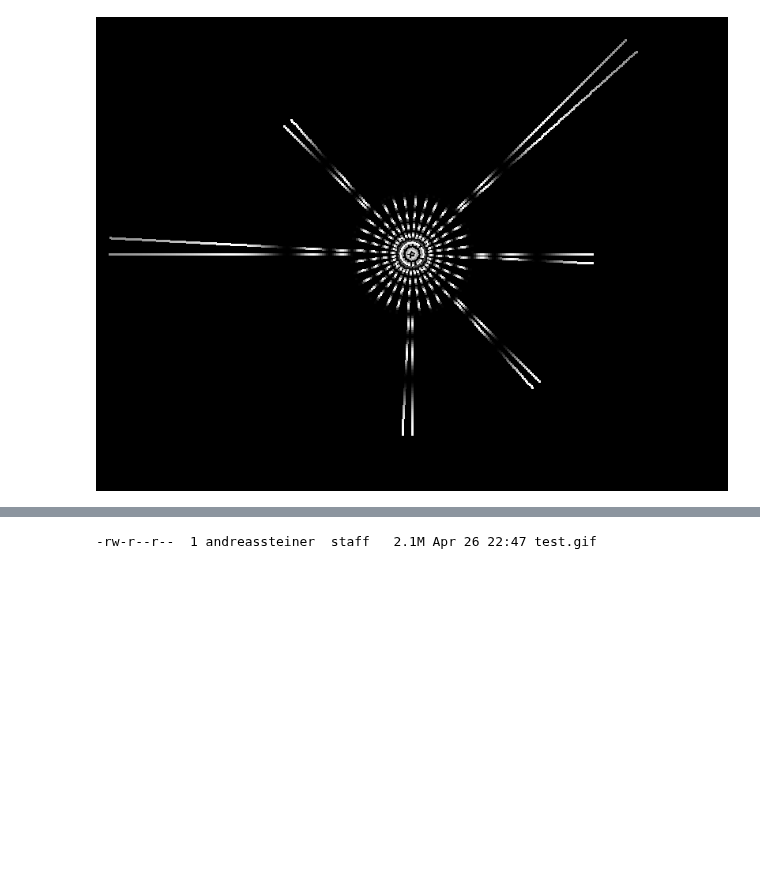
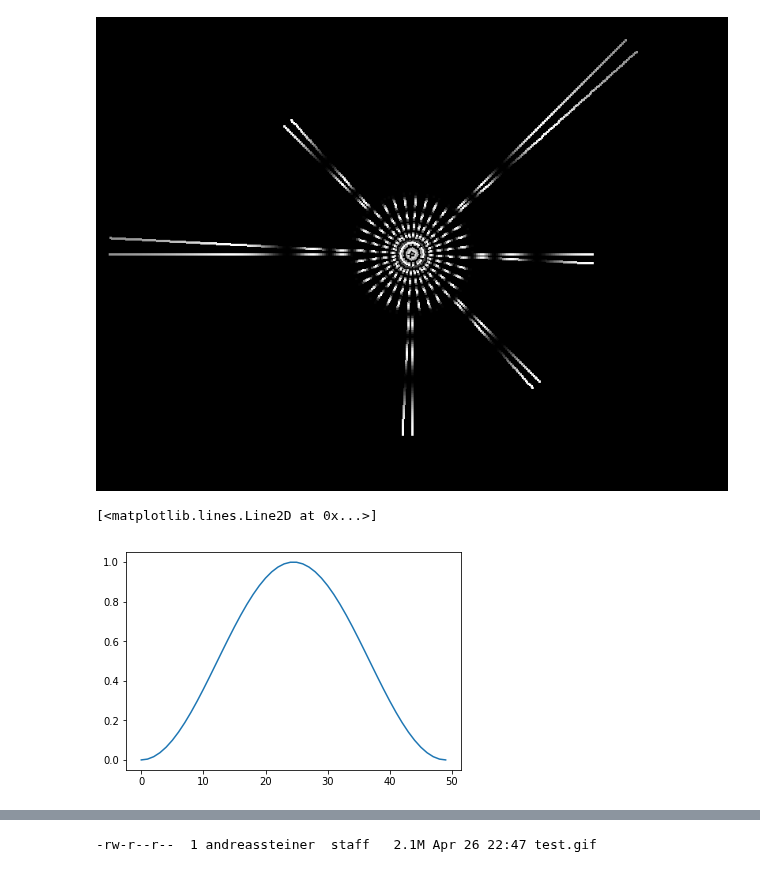
Before and after one commit to nuru-nu/moyo, a Jupyter notebook: notebooks/animations.ipynb, the cells around one changed output, grey strips where cells are left out. Saved outputs shown, nothing was run; the diff lists cells and outputs as text; code cells hidden in the pictures; blank space fills up the shorter version.

```diff
--- a/notebooks/animations.ipynb
+++ b/notebooks/animations.ipynb
@@ -141,6 +141,12 @@ v = 0.5 + 0.5 * np.sin(u)
 Display().draw(np.vstack([v, v, v]).T)
 # %% [output]
 [figure]
+# %%
+tocos = lambda x: 1 - (0.5 + 0.5 * np.cos(2 * x * np.pi))
+plt.plot(tocos(np.linspace(0, 1)))
+# %% [output]
+[<matplotlib.lines.Line2D at 0x...>]
+[figure, added]
 # %%
 r = A.phi_r_mapping[:, 1]
 x = r / r.max()
```
Also changed, not shown: parts of 1 cell of this notebook, 2 other files.
